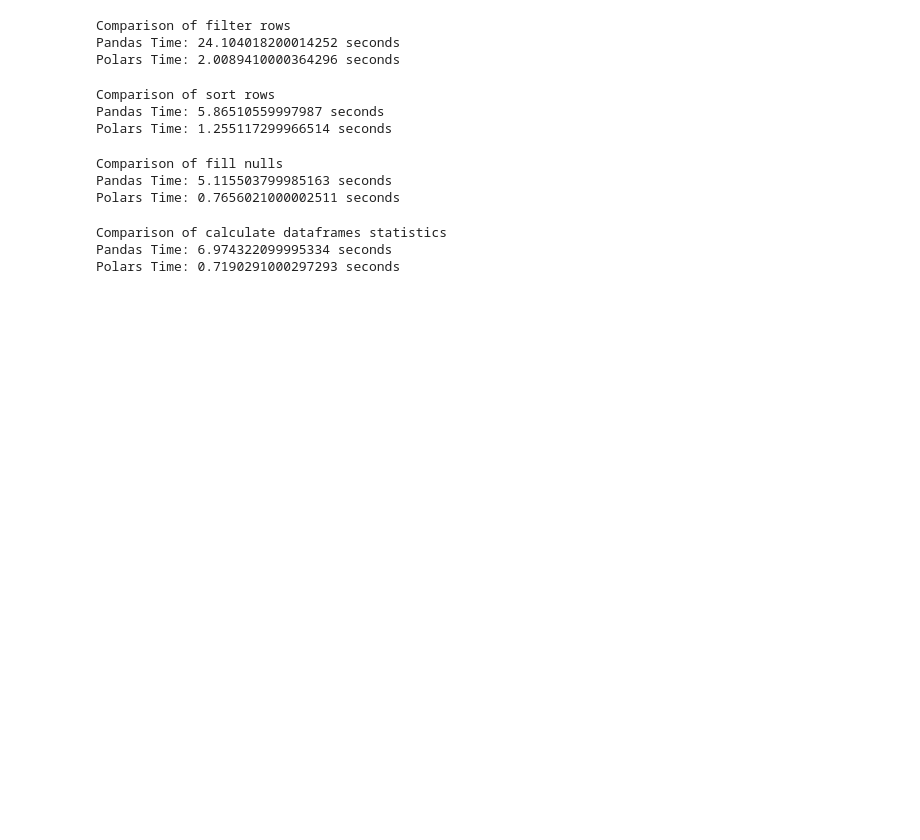
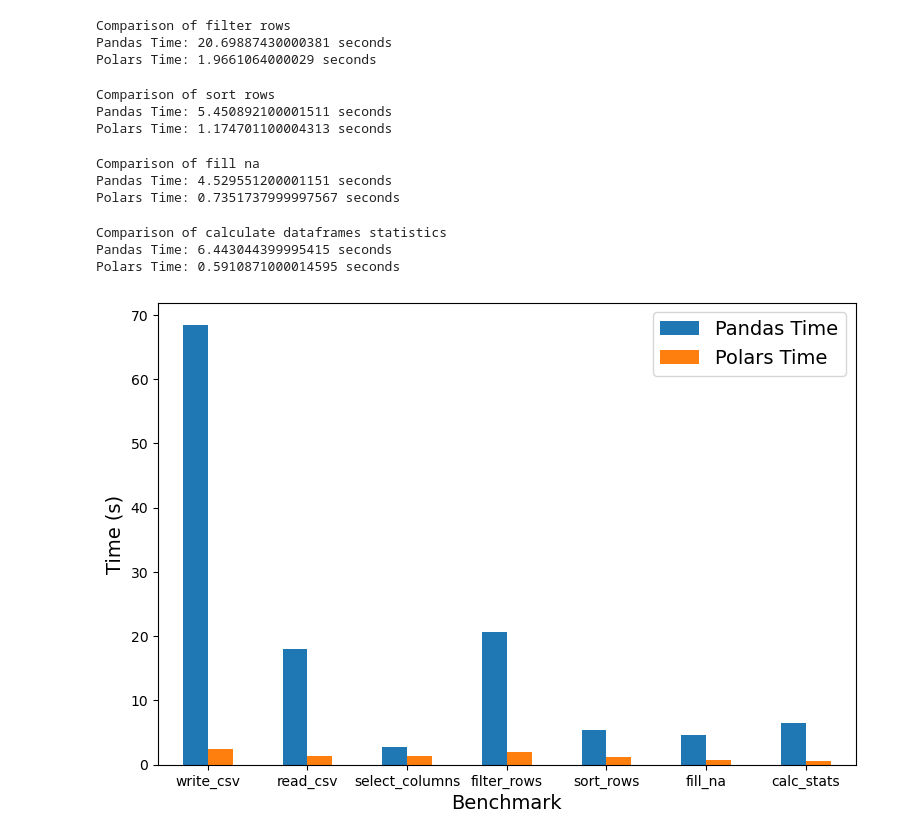
Before and after one commit to ZJUCH/zjuch.github.io, a Jupyter notebook: 2024/08/05/Polars-and-Pandas/Polars-and-Pandas.ipynb, the cells around one changed output. Saved outputs shown, nothing was run; the diff lists cells and outputs as text; code cells hidden in the pictures; blank space fills up the shorter version.

```diff
--- a/2024/08/05/Polars-and-Pandas/Polars-and-Pandas.ipynb
+++ b/2024/08/05/Polars-and-Pandas/Polars-and-Pandas.ipynb
@@ -109,6 +122,7 @@ for i in range(2000):
   df = df[df['0'] > 0.5]
 end = time.perf_counter()
 print(f'Pandas Time: {end - start} seconds')
+time_df.loc[3, 'pandas time'] = end - start
 
 # filter rows using polars
 start = time.perf_counter()
@@ -117,10 +131,11 @@ for i in range(2000):
   df = df.filter(df['0'] > 0.5)
 end = time.perf_counter()
 print(f'Polars Time: {end - start} seconds')
+time_df.loc[3, 'polars time'] = end - start
 # %% [output]
 Comparison of filter rows
-Pandas Time: 24.104018200014252 seconds
-Polars Time: 2.0089410000364296 seconds
+Pandas Time: 20.69887430000381 seconds
+Polars Time: 1.9661064000029 seconds
 # %%
 ## comparison of sort rows
 print('Comparison of sort rows')
@@ -141,6 +156,7 @@ for i in range(200):
   df = df.sort_values(by='0')
 end = time.perf_counter()
 print(f'Pandas Time: {end - start} seconds')
+time_df.loc[4, 'pandas time'] = end - start
 
 # sort rows using polars
 start = time.perf_counter()
@@ -149,13 +165,14 @@ for i in range(200):
   df = df.sort('0')
 end = time.perf_counter()
 print(f'Polars Time: {end - start} seconds')
+time_df.loc[4, 'polars time'] = end - start
 # %% [output]
 Comparison of sort rows
-Pandas Time: 5.86510559997987 seconds
-Polars Time: 1.255117299966514 seconds
+Pandas Time: 5.450892100001511 seconds
+Polars Time: 1.174701100004313 seconds
 # %%
-## comparison of fill nulls
-print('Comparison of fill nulls')
+## comparison of fill na
+print('Comparison of fill na')
 
 # read dataframes using polars
 df_dict_pl = {}
@@ -184,6 +201,7 @@ for i in range(200):
   df = df.fillna(0)
 end = time.perf_counter()
 print(f'Pandas Time: {end - start} seconds')
+time_df.loc[5, 'pandas time'] = end - start
 
 # fill nulls using polars
 start = time.perf_counter()
@@ -192,10 +210,11 @@ for i in range(200):
   df = df.fill_null(0)
 end = time.perf_counter()
 print(f'Polars Time: {end - start} seconds')
+time_df.loc[5, 'polars time'] = end - start
 # %% [output]
-Comparison of fill nulls
-Pandas Time: 5.115503799985163 seconds
-Polars Time: 0.7656021000002511 seconds
+Comparison of fill na
+Pandas Time: 4.529551200001151 seconds
+Polars Time: 0.7351737999997567 seconds
 # %%
 ## comparison of calculate dataframes statistics
 print('Comparison of calculate dataframes statistics')
@@ -224,6 +243,7 @@ for i in range(20):
   df.quantile(0.75)
 end = time.perf_counter()
 print(f'Pandas Time: {end - start} seconds')
+time_df.loc[6, 'pandas time'] = end - start
 
 # calculate dataframes statistics using polars
 start = time.perf_counter()
@@ -240,13 +260,24 @@ for i in range(20):
   df.quantile(0.75)
 end = time.perf_counter()
 print(f'Polars Time: {end - start} seconds')
+time_df.loc[6, 'polars time'] = end - start
 # %% [output]
 Comparison of calculate dataframes statistics
-Pandas Time: 6.974322099995334 seconds
-Polars Time: 0.7190291000297293 seconds
+Pandas Time: 6.443044399995415 seconds
+Polars Time: 0.5910871000014595 seconds
 # %%
 ## delete generated csv
 csv_files = glob('./random_dataframe/*.csv')
 for file in csv_files:
   os.remove(file)
 os.rmdir('./random_dataframe/')
+# %%
+## plot performance comparison
+time_df.plot(x='benchmark', y=['pandas time', 'polars time'], kind='bar', figsize=(9,6), rot=0)
+plt.ylabel('Time (s)', fontsize=14)
+plt.xlabel('Benchmark', fontsize=14)
+plt.legend(['Pandas Time', 'Polars Time'], fontsize=14)
+plt.savefig('./performance_comparison.png', dpi=600, bbox_inches='tight')
+plt.show()
+# %% [output]
+[figure, added]
```
Also changed, not shown: parts of 5 cells of this notebook, 31 other files.
